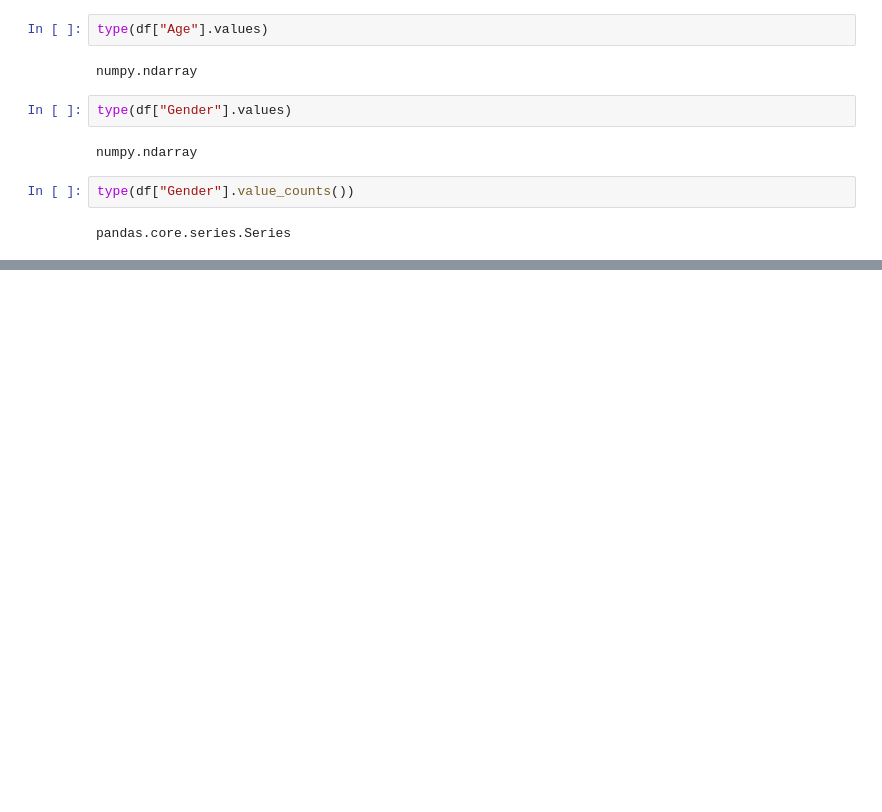
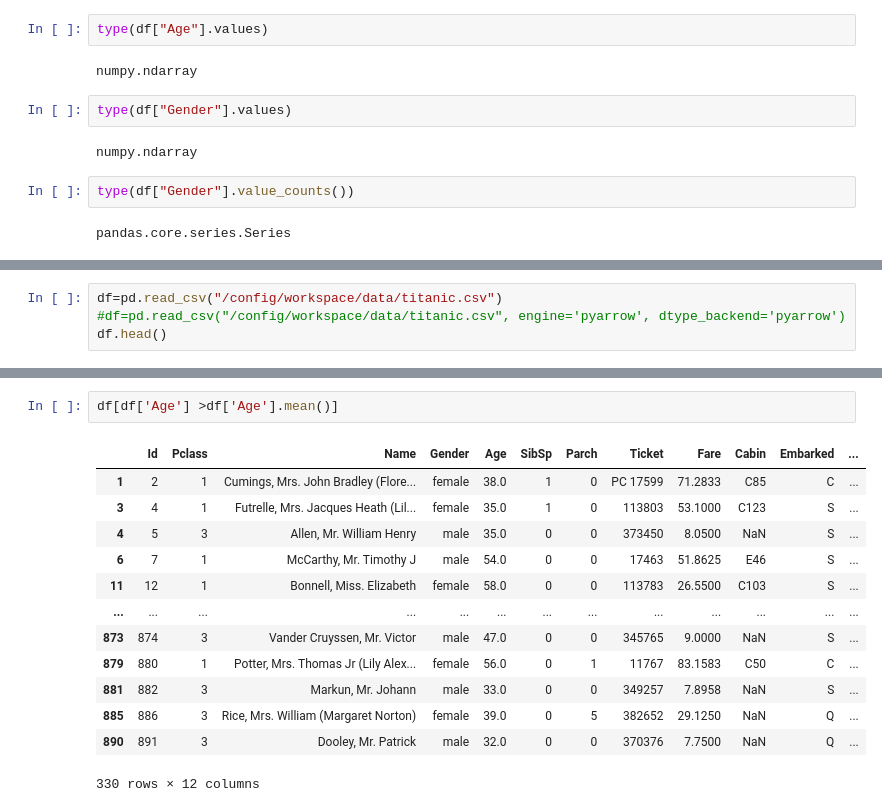
Before and after one commit to demohari/pandas, a Jupyter notebook: pandas.ipynb, the cells around one changed output, grey strips where cells are left out. Drawn from its saved outputs; the diff is of its cells as text; blank space fills up the shorter version.

```diff
--- a/pandas.ipynb
+++ b/pandas.ipynb
@@ -404,0 +542,4 @@ pandas.core.series.Series
+# %%
+df=pd.read_csv("/config/workspace/data/titanic.csv")
+#df=pd.read_csv("/config/workspace/data/titanic.csv", engine='pyarrow', dtype_backend='pyarrow')
+df.head()
@@ -404,0 +633,16 @@ pandas.core.series.Series
+# %%
+df[df['Age'] >df['Age'].mean()]
+# %% [output]
+|  | Id | Pclass | Name | Gender | Age | SibSp | Parch | Ticket | Fare | Cabin | Embarked | ... |
+| 1 | 2 | 1 | Cumings, Mrs. John Bradley (Flore... | female | 38.0 | 1 | 0 | PC 17599 | 71.2833 | C85 | C | ... |
+| 3 | 4 | 1 | Futrelle, Mrs. Jacques Heath (Lil... | female | 35.0 | 1 | 0 | 113803 | 53.1000 | C123 | S | ... |
+| 4 | 5 | 3 | Allen, Mr. William Henry | male | 35.0 | 0 | 0 | 373450 | 8.0500 | NaN | S | ... |
+| 6 | 7 | 1 | McCarthy, Mr. Timothy J | male | 54.0 | 0 | 0 | 17463 | 51.8625 | E46 | S | ... |
+| 11 | 12 | 1 | Bonnell, Miss. Elizabeth | female | 58.0 | 0 | 0 | 113783 | 26.5500 | C103 | S | ... |
+| ... | ... | ... | ... | ... | ... | ... | ... | ... | ... | ... | ... | ... |
+| 873 | 874 | 3 | Vander Cruyssen, Mr. Victor | male | 47.0 | 0 | 0 | 345765 | 9.0000 | NaN | S | ... |
+| 879 | 880 | 1 | Potter, Mrs. Thomas Jr (Lily Alex... | female | 56.0 | 0 | 1 | 11767 | 83.1583 | C50 | C | ... |
+| 881 | 882 | 3 | Markun, Mr. Johann | male | 33.0 | 0 | 0 | 349257 | 7.8958 | NaN | S | ... |
+| 885 | 886 | 3 | Rice, Mrs. William (Margaret Norton) | female | 39.0 | 0 | 5 | 382652 | 29.1250 | NaN | Q | ... |
+| 890 | 891 | 3 | Dooley, Mr. Patrick | male | 32.0 | 0 | 0 | 370376 | 7.7500 | NaN | Q | ... |
+330 rows × 12 columns
```
Also changed, not shown: parts of 25 cells of this notebook, 1 other file.
